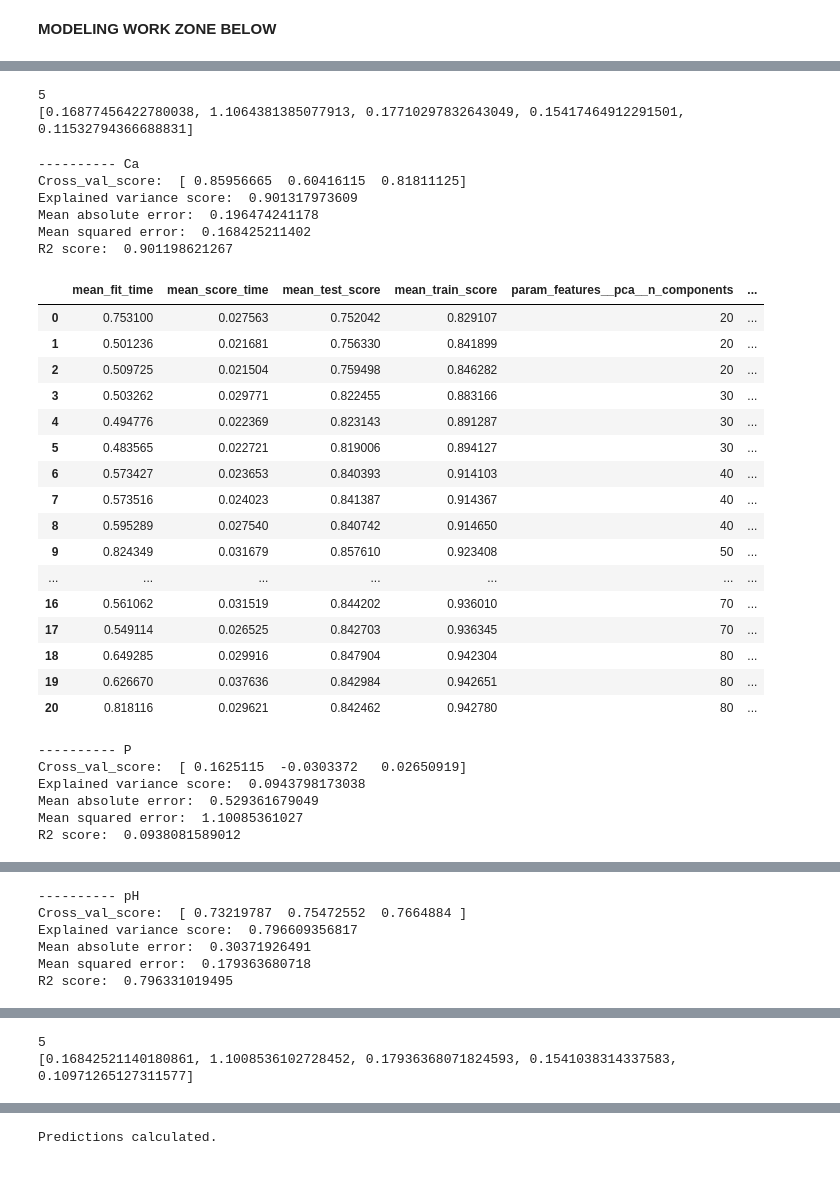
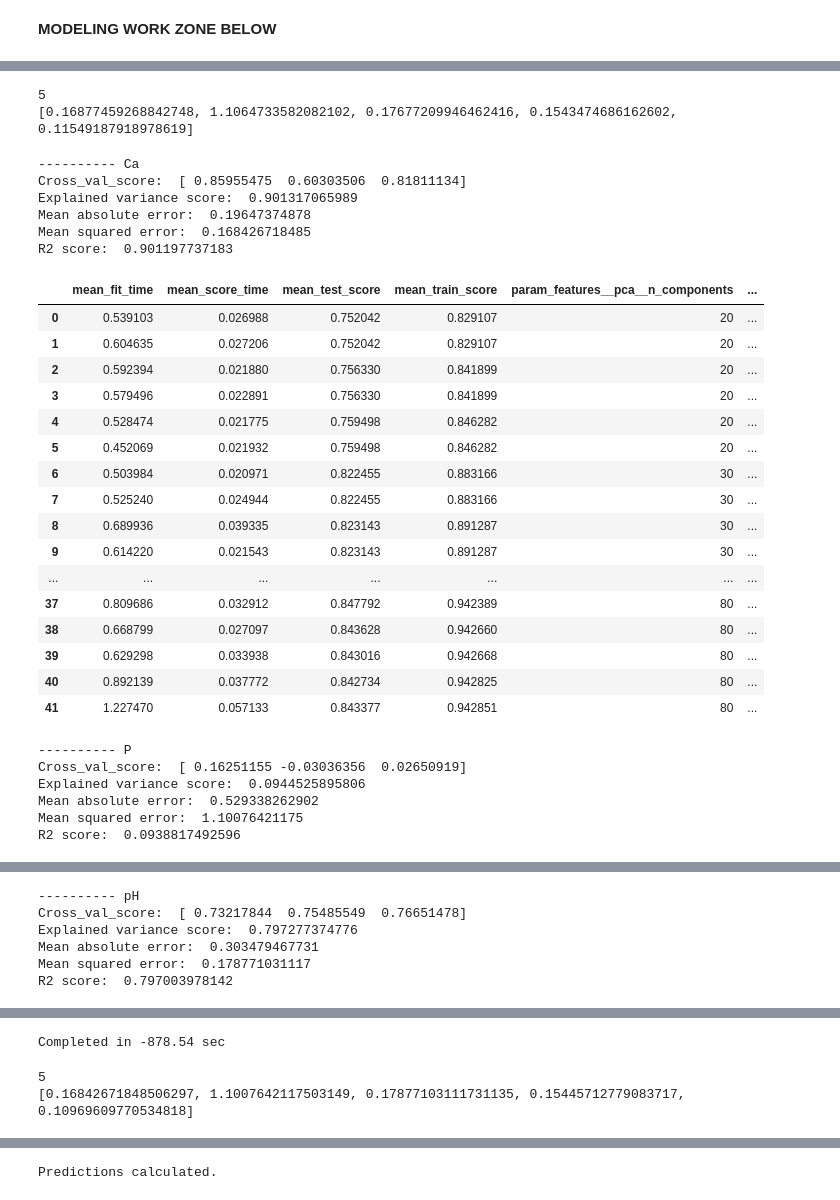
Before and after one commit to carlosscastro/kaggle_africa_soil, a Jupyter notebook: notebook/jc_africasoil_v2.ipynb, the cells around one changed output, grey strips where cells are left out. Drawn from its saved outputs; the diff is of its cells as text; code cells hidden in the pictures.

```diff
--- a/notebook/jc_africasoil_v2.ipynb
+++ b/notebook/jc_africasoil_v2.ipynb
@@ -348,6 +348,7 @@ Fraction of the total variance in the training explained by first k components:
 y_pipelines_lin = []
 y_scores_lin = []
 
+start = time.time()
 for ind, y in enumerate(y_vars):
 
     X_train, X_test, y_train, y_test = train_test_split(X_wDepth, y, test_size=0.33, random_state=42)
@@ -360,7 +361,8 @@ for ind, y in enumerate(y_vars):
     steps = [('pca', pca), ('linear', linear)]
     pipeline = Pipeline(steps)
 
-    parameters = dict(pca__n_components=list(range(20, 90, 10)))
+    parameters = dict(pca__n_components=list(range(20, 90, 10)),
+                     linear__normalize=[True, False])
 
     cv = GridSearchCV(pipeline, param_grid=parameters, verbose=0)
     cv.fit(X_train, y_train)
@@ -379,5 +381,7 @@ for ind, y in enumerate(y_vars):
     # capture the best pipeline estimator and mse value
     y_pipelines_lin.append(cv.best_estimator_)
     y_scores_lin.append(mse)
+
+print 'Completed in %0.2f sec' % (start-time.time())
 # %% [output]
 ---------- Ca
@@ -455,13 +495,14 @@ print len(y_pipelines_lin)
 print y_scores_lin
 # %% [output]
 5
-[0.16877456422780038, 1.1064381385077913, 0.17710297832643049, 0.15417464912291501, 0.11532794366688831]
+[0.16877459268842748, 1.1064733582082102, 0.17677209946462416, 0.1543474686162602, 0.11549187918978619]
 # %%
 # Linear Regression with PCA and SelectKBest
 
 y_pipelines_linsel = []
 y_scores_linsel = []
 
+start = time.time()
 for ind, y in enumerate(y_vars):
 
     X_train, X_test, y_train, y_test = train_test_split(X_wDepth, y, test_size=0.33, random_state=42)
@@ -472,59 +513,62 @@ for ind, y in enumerate(y_vars):
     pca = PCA(n_components=2)
     selection = SelectKBest(k=1)
     combined_features = FeatureUnion([('pca', pca), ('univ_select', selection)])
     linear = LinearRegression()
 
     steps = [('features', combined_features), ('linear', linear)]
     pipeline = Pipeline(steps)
 
     parameters = dict(features__pca__n_components=list(range(20, 90, 10)),
-                  features__univ_select__k=[1, 2, 3])
+                  features__univ_select__k=[1, 2, 3],
+                    linear__normalize=[True, False])
 
     cv = GridSearchCV(pipeline, param_grid=parameters, verbose=0)
     cv.fit(X_train, y_train)
 
     print 'Cross_val_score: ', cross_val_score(cv, X_test, y_test)
 
     y_predictions = cv.predict(X_test)
     mse = mean_squared_error(y_test, y_predictions)
     print 'Explained variance score: ', explained_variance_score(y_test, y_predictions)
     print 'Mean absolute error: ', mean_absolute_error(y_test, y_predictions)
     print 'Mean squared error: ', mse
     print 'R2 score: ', r2_score(y_test, y_predictions)
 
     display(pd.DataFrame.from_dict(cv.cv_results_))
 
     # capture the best pipeline estimator and mse value
     y_pipelines_linsel.append(cv.best_estimator_)
     y_scores_linsel.append(mse)
+
+print 'Completed in %0.2f sec' % (start-time.time())
 # %% [output]
 ---------- Ca
-Cross_val_score:  [ 0.85956665  0.60416115  0.81811125]
-Explained variance score:  0.901317973609
-Mean absolute error:  0.196474241178
-Mean squared error:  0.168425211402
-R2 score:  0.901198621267
+Cross_val_score:  [ 0.85955475  0.60303506  0.81811134]
+Explained variance score:  0.901317065989
+Mean absolute error:  0.19647374878
+Mean squared error:  0.168426718485
+R2 score:  0.901197737183
 |  | mean_fit_time | mean_score_time | mean_test_score | mean_train_score | param_features__pca__n_components | ... |
-| 0 | 0.753100 | 0.027563 | 0.752042 | 0.829107 | 20 | ... |
-| 1 | 0.501236 | 0.021681 | 0.756330 | 0.841899 | 20 | ... |
-| 2 | 0.509725 | 0.021504 | 0.759498 | 0.846282 | 20 | ... |
-| 3 | 0.503262 | 0.029771 | 0.822455 | 0.883166 | 30 | ... |
-| 4 | 0.494776 | 0.022369 | 0.823143 | 0.891287 | 30 | ... |
-| 5 | 0.483565 | 0.022721 | 0.819006 | 0.894127 | 30 | ... |
-| 6 | 0.573427 | 0.023653 | 0.840393 | 0.914103 | 40 | ... |
-| 7 | 0.573516 | 0.024023 | 0.841387 | 0.914367 | 40 | ... |
-| 8 | 0.595289 | 0.027540 | 0.840742 | 0.914650 | 40 | ... |
-| 9 | 0.824349 | 0.031679 | 0.857610 | 0.923408 | 50 | ... |
+| 0 | 0.539103 | 0.026988 | 0.752042 | 0.829107 | 20 | ... |
+| 1 | 0.604635 | 0.027206 | 0.752042 | 0.829107 | 20 | ... |
+| 2 | 0.592394 | 0.021880 | 0.756330 | 0.841899 | 20 | ... |
+| 3 | 0.579496 | 0.022891 | 0.756330 | 0.841899 | 20 | ... |
+| 4 | 0.528474 | 0.021775 | 0.759498 | 0.846282 | 20 | ... |
+| 5 | 0.452069 | 0.021932 | 0.759498 | 0.846282 | 20 | ... |
+| 6 | 0.503984 | 0.020971 | 0.822455 | 0.883166 | 30 | ... |
+| 7 | 0.525240 | 0.024944 | 0.822455 | 0.883166 | 30 | ... |
+| 8 | 0.689936 | 0.039335 | 0.823143 | 0.891287 | 30 | ... |
+| 9 | 0.614220 | 0.021543 | 0.823143 | 0.891287 | 30 | ... |
 | ... | ... | ... | ... | ... | ... | ... |
-| 16 | 0.561062 | 0.031519 | 0.844202 | 0.936010 | 70 | ... |
-| 17 | 0.549114 | 0.026525 | 0.842703 | 0.936345 | 70 | ... |
-| 18 | 0.649285 | 0.029916 | 0.847904 | 0.942304 | 80 | ... |
-| 19 | 0.626670 | 0.037636 | 0.842984 | 0.942651 | 80 | ... |
-| 20 | 0.818116 | 0.029621 | 0.842462 | 0.942780 | 80 | ... |
+| 37 | 0.809686 | 0.032912 | 0.847792 | 0.942389 | 80 | ... |
+| 38 | 0.668799 | 0.027097 | 0.843628 | 0.942660 | 80 | ... |
+| 39 | 0.629298 | 0.033938 | 0.843016 | 0.942668 | 80 | ... |
+| 40 | 0.892139 | 0.037772 | 0.842734 | 0.942825 | 80 | ... |
+| 41 | 1.227470 | 0.057133 | 0.843377 | 0.942851 | 80 | ... |
 ---------- P
-Cross_val_score:  [ 0.1625115  -0.0303372   0.02650919]
-Explained variance score:  0.0943798173038
-Mean absolute error:  0.529361679049
-Mean squared error:  1.10085361027
-R2 score:  0.0938081589012
+Cross_val_score:  [ 0.16251155 -0.03036356  0.02650919]
+Explained variance score:  0.0944525895806
+Mean absolute error:  0.529338262902
+Mean squared error:  1.10076421175
+R2 score:  0.0938817492596
 |  | mean_fit_time | mean_score_time | mean_test_score | mean_train_score | param_features__pca__n_components | ... |
@@ -547,7 +591,7 @@ R2 score:  0.0938081589012
 ---------- pH
-Cross_val_score:  [ 0.73219787  0.75472552  0.7664884 ]
-Explained variance score:  0.796609356817
-Mean absolute error:  0.30371926491
-Mean squared error:  0.179363680718
-R2 score:  0.796331019495
+Cross_val_score:  [ 0.73217844  0.75485549  0.76651478]
+Explained variance score:  0.797277374776
+Mean absolute error:  0.303479467731
+Mean squared error:  0.178771031117
+R2 score:  0.797003978142
 |  | mean_fit_time | mean_score_time | mean_test_score | mean_train_score | param_features__pca__n_components | ... |
@@ -616,9 +660,10 @@ R2 score:  0.888699410921
+Completed in -878.54 sec
 # %%
 print len(y_pipelines_linsel)
 print y_scores_linsel
 # %% [output]
 5
-[0.16842521140180861, 1.1008536102728452, 0.17936368071824593, 0.1541038314337583, 0.10971265127311577]
+[0.16842671848506297, 1.1007642117503149, 0.17877103111731135, 0.15445712779083717, 0.10969609770534818]
 # %%
 # Ridge Regression with PCA combinations
 
```
Also changed, not shown: parts of 8 cells of this notebook.
